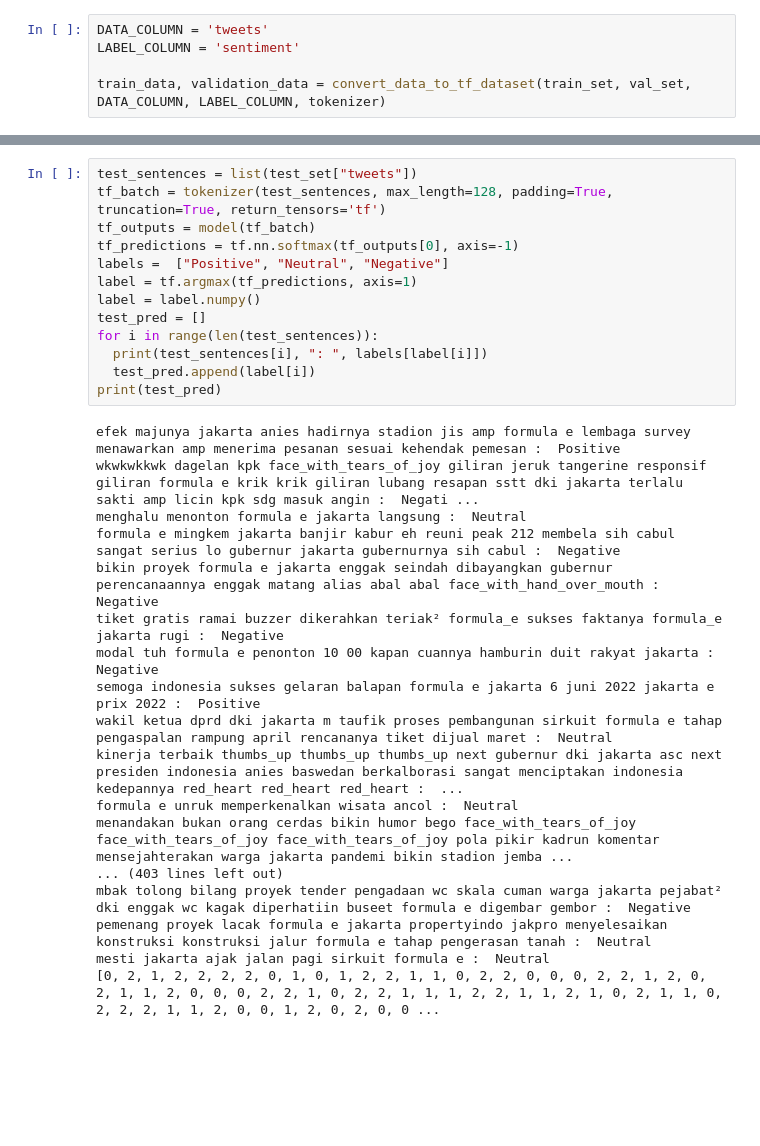
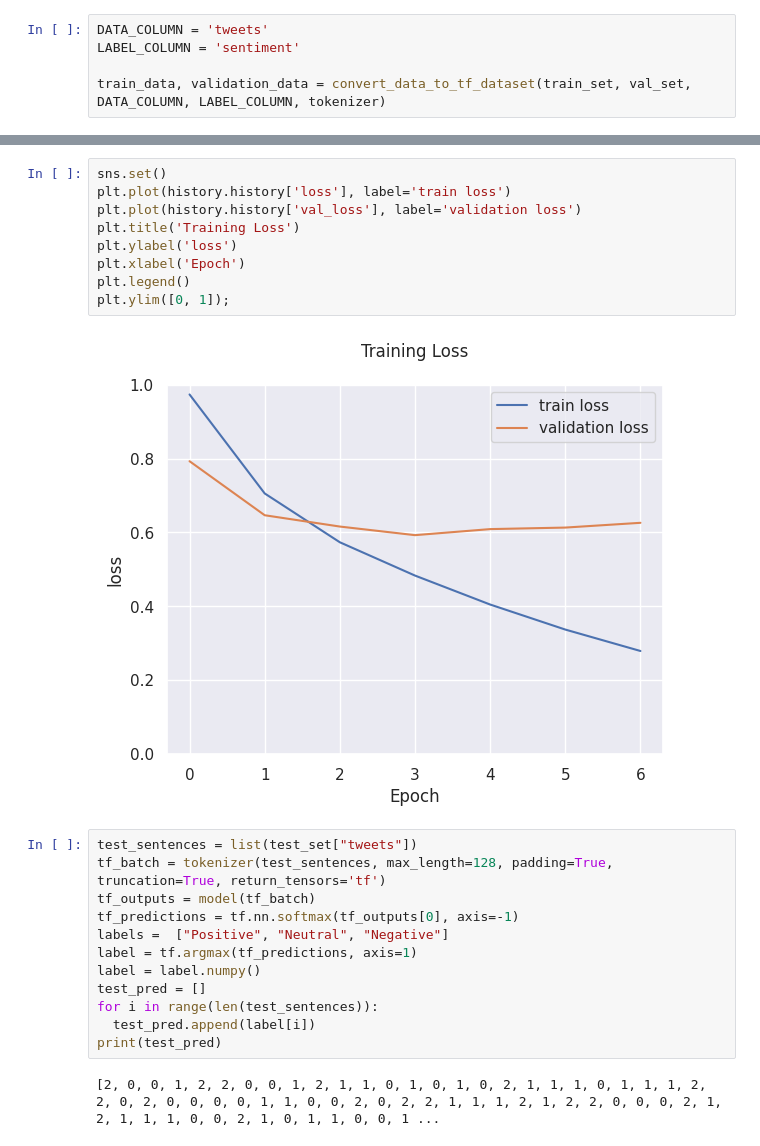
Before and after one commit to rifqoi/BERT-Sentiment-Analysis, a Jupyter notebook: 11-indoberttweet.ipynb, the cells around one changed output, grey strips where cells are left out. Cells and saved outputs as stored; diff of their text form; blank space fills up the shorter version.

```diff
--- a/11-indoberttweet.ipynb
+++ b/11-indoberttweet.ipynb
@@ -505,3 +512,14 @@ Overfit parah owkwokw
+# %%
+sns.set()
+plt.plot(history.history['loss'], label='train loss')
+plt.plot(history.history['val_loss'], label='validation loss')
+plt.title('Training Loss')
+plt.ylabel('loss')
+plt.xlabel('Epoch')
+plt.legend()
+plt.ylim([0, 1]);
+# %% [output]
+[figure, added]
 # %%
 test_sentences = list(test_set["tweets"])
 tf_batch = tokenizer(test_sentences, max_length=128, padding=True, truncation=True, return_tensors='tf')
@@ -512,27 +530,10 @@ label = tf.argmax(tf_predictions, axis=1)
 label = label.numpy()
 test_pred = []
 for i in range(len(test_sentences)):
-  print(test_sentences[i], ": ", labels[label[i]])
   test_pred.append(label[i])
 print(test_pred)
 # %% [output]
-efek majunya jakarta anies hadirnya stadion jis amp formula e lembaga survey menawarkan amp menerima pesanan sesuai kehendak pemesan :  Positive
-wkwkwkkwk dagelan kpk face_with_tears_of_joy giliran jeruk tangerine responsif giliran formula e krik krik giliran lubang resapan sstt dki jakarta terlalu sakti amp licin kpk sdg masuk angin :  Negati ...
-menghalu menonton formula e jakarta langsung :  Neutral
-formula e mingkem jakarta banjir kabur eh reuni peak 212 membela sih cabul sangat serius lo gubernur jakarta gubernurnya sih cabul :  Negative
-bikin proyek formula e jakarta enggak seindah dibayangkan gubernur perencanaannya enggak matang alias abal abal face_with_hand_over_mouth :  Negative
-tiket gratis ramai buzzer dikerahkan teriak² formula_e sukses faktanya formula_e jakarta rugi :  Negative
-modal tuh formula e penonton 10 00 kapan cuannya hamburin duit rakyat jakarta :  Negative
-semoga indonesia sukses gelaran balapan formula e jakarta 6 juni 2022 jakarta e prix 2022 :  Positive
-wakil ketua dprd dki jakarta m taufik proses pembangunan sirkuit formula e tahap pengaspalan rampung april rencananya tiket dijual maret :  Neutral
-kinerja terbaik thumbs_up thumbs_up thumbs_up next gubernur dki jakarta asc next presiden indonesia anies baswedan berkalborasi sangat menciptakan indonesia kedepannya red_heart red_heart red_heart :  ...
-formula e unruk memperkenalkan wisata ancol :  Neutral
-menandakan bukan orang cerdas bikin humor bego face_with_tears_of_joy face_with_tears_of_joy face_with_tears_of_joy pola pikir kadrun komentar mensejahterakan warga jakarta pandemi bikin stadion jemba ...
-... (403 lines left out)
-mbak tolong bilang proyek tender pengadaan wc skala cuman warga jakarta pejabat² dki enggak wc kagak diperhatiin buseet formula e digembar gembor :  Negative
-pemenang proyek lacak formula e jakarta propertyindo jakpro menyelesaikan konstruksi konstruksi jalur formula e tahap pengerasan tanah :  Neutral
-mesti jakarta ajak jalan pagi sirkuit formula e :  Neutral
-[0, 2, 1, 2, 2, 2, 2, 0, 1, 0, 1, 2, 2, 1, 1, 0, 2, 2, 0, 0, 0, 2, 2, 1, 2, 0, 2, 1, 1, 2, 0, 0, 0, 2, 2, 1, 0, 2, 2, 1, 1, 1, 2, 2, 1, 1, 2, 1, 0, 2, 1, 1, 0, 2, 2, 2, 1, 1, 2, 0, 0, 1, 2, 0, 2, 0, 0 ...
+[2, 0, 0, 1, 2, 2, 0, 0, 1, 2, 1, 1, 0, 1, 0, 1, 0, 2, 1, 1, 1, 0, 1, 1, 1, 2, 2, 0, 2, 0, 0, 0, 0, 1, 1, 0, 0, 2, 0, 2, 2, 1, 1, 1, 2, 1, 2, 2, 0, 0, 0, 2, 1, 2, 1, 1, 1, 0, 0, 2, 1, 0, 1, 1, 0, 0, 1 ...
 # %%
 def show_confusion_matrix(confusion_matrix):
   hmap = sns.heatmap(confusion_matrix, annot=True, fmt="d", cmap="Blues")
```
Also changed, not shown: parts of 14 cells of this notebook.
